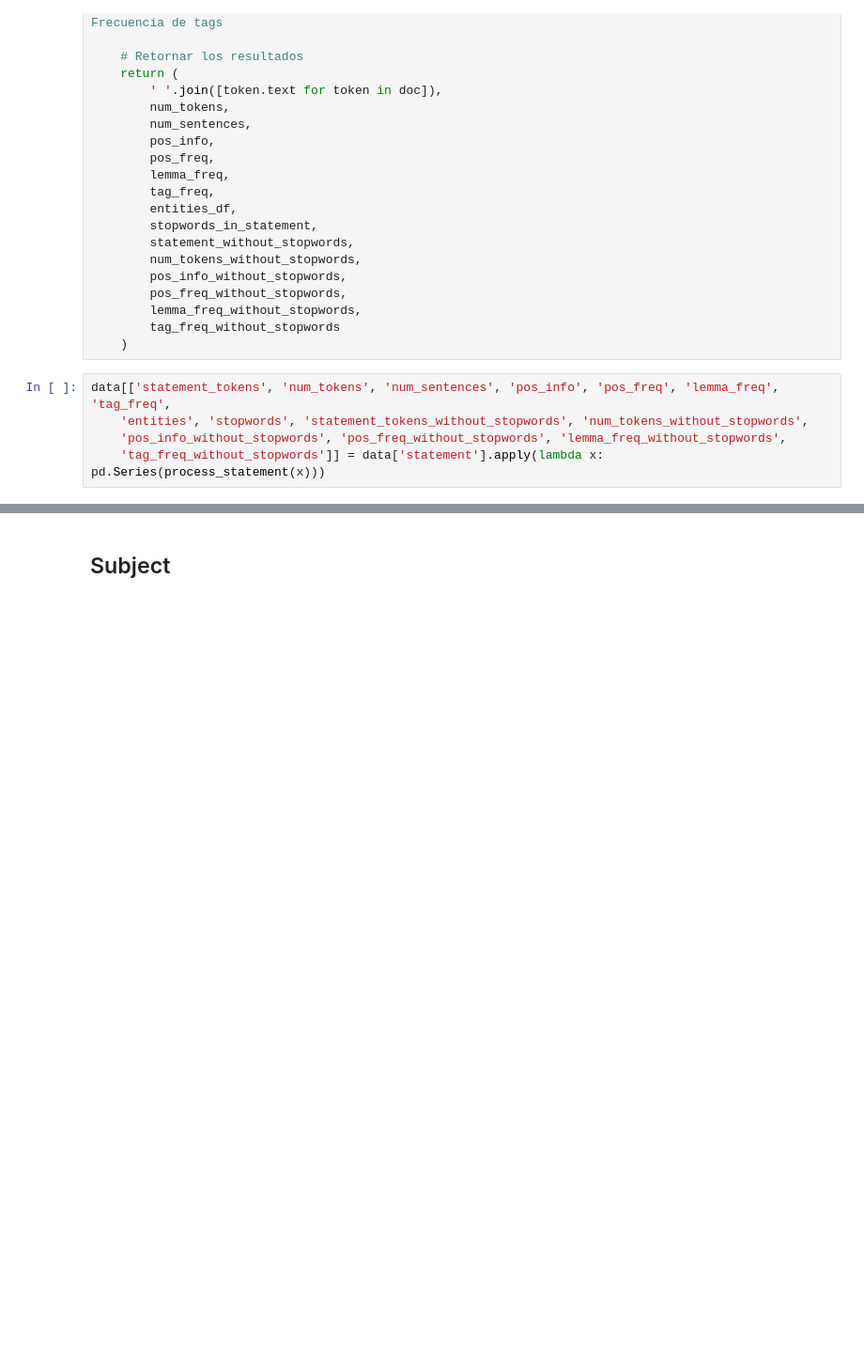
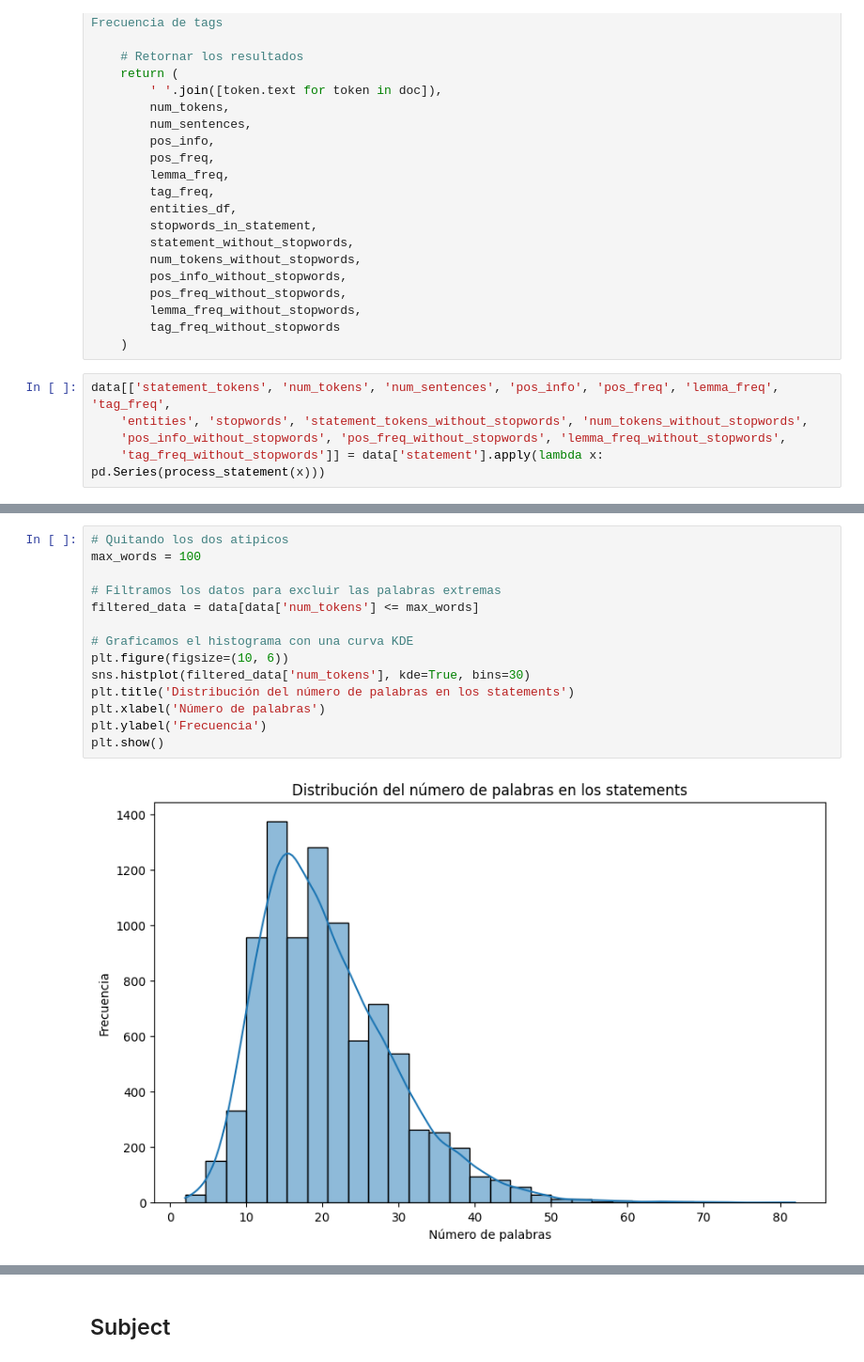
Before and after one commit to ananags/LBBYs_CH2, a Jupyter notebook: notebooks/1_analisis/1.2_preprocess.ipynb, the cells around one changed output, grey strips where cells are left out. Shown at 94% size. Drawn from its saved outputs; the diff is of its cells as text; blank space fills up the shorter version.

```diff
--- a/notebooks/1_analisis/1.2_preprocess.ipynb
+++ b/notebooks/1_analisis/1.2_preprocess.ipynb
@@ -130,0 +174,16 @@ data[['statement_tokens', 'num_tokens', 'num_sentences', 'pos_info', 'pos_freq',
+# %%
+# Quitando los dos atipicos
+max_words = 100
+
+# Filtramos los datos para excluir las palabras extremas
+filtered_data = data[data['num_tokens'] <= max_words]
+
+# Graficamos el histograma con una curva KDE
+plt.figure(figsize=(10, 6))
+sns.histplot(filtered_data['num_tokens'], kde=True, bins=30)
+plt.title('Distribución del número de palabras en los statements')
+plt.xlabel('Número de palabras')
+plt.ylabel('Frecuencia')
+plt.show()
+# %% [output]
+[figure, added]
```
Also changed, not shown: parts of 28 cells of this notebook, 2 other files.
